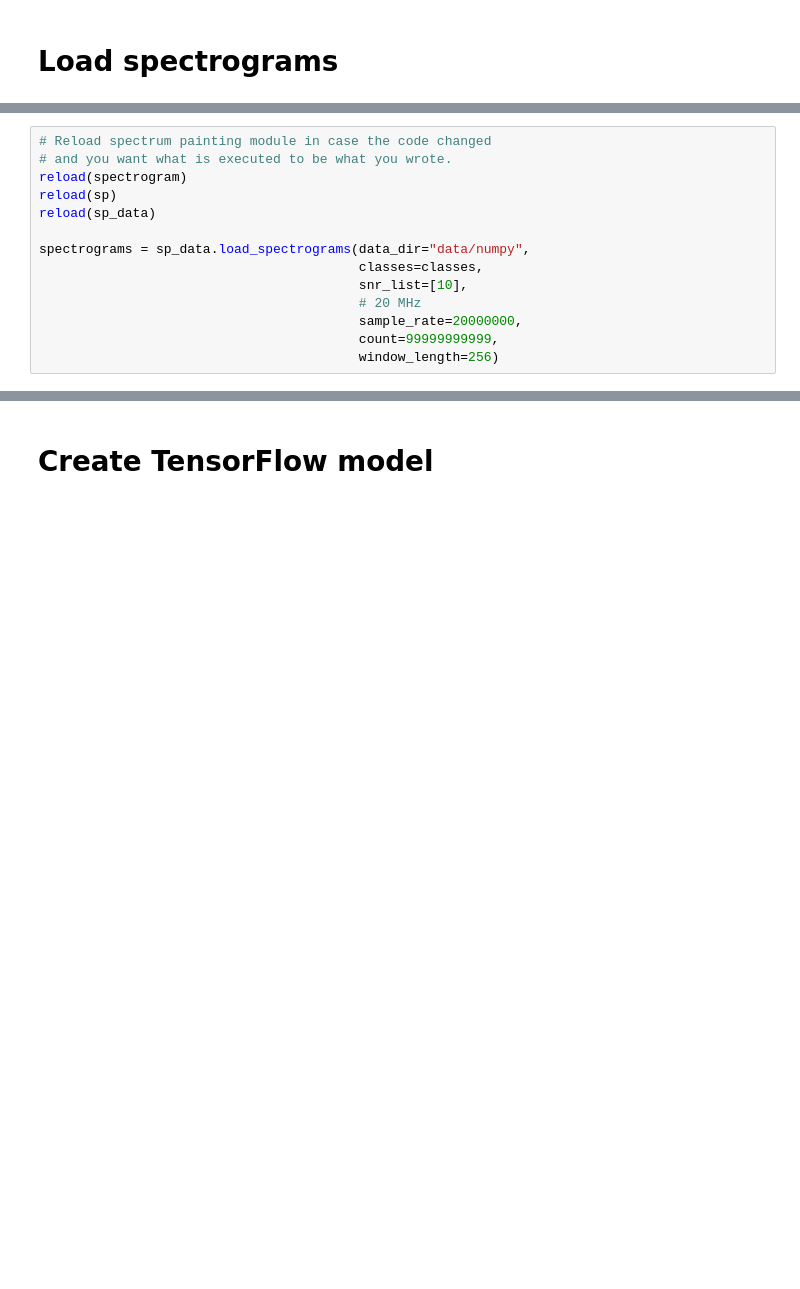
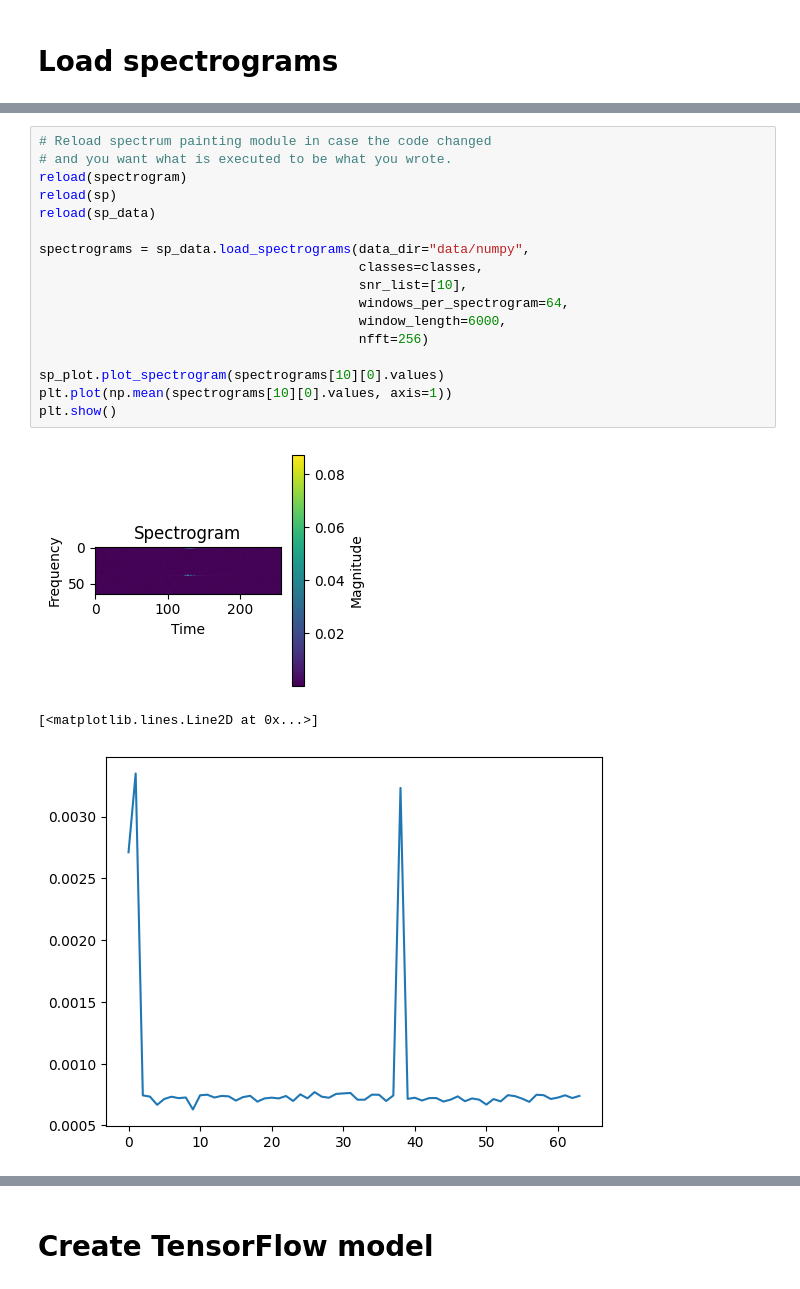
Before and after one commit to sds100/TinyMLSpectrumSensing, a Jupyter notebook: training/notebook_spectrum_painting.ipynb, the cells around one changed output, grey strips where cells are left out. Drawn from its saved outputs; the diff is of its cells as text; blank space fills up the shorter version.

```diff
--- a/training/notebook_spectrum_painting.ipynb
+++ b/training/notebook_spectrum_painting.ipynb
@@ -40,17 +40,24 @@ spectrum_painting_options = sp_training.SpectrumPaintingTrainingOptions(
 # %%
 # Reload spectrum painting module in case the code changed
 # and you want what is executed to be what you wrote.
 reload(spectrogram)
 reload(sp)
 reload(sp_data)
 
 spectrograms = sp_data.load_spectrograms(data_dir="data/numpy",
                                          classes=classes,
                                          snr_list=[10],
-                                         # 20 MHz
-                                         sample_rate=20000000,
-                                         count=99999999999,
-                                         window_length=256)
+                                         windows_per_spectrogram=64,
+                                         window_length=6000,
+                                         nfft=256)
+
+sp_plot.plot_spectrogram(spectrograms[10][0].values)
+plt.plot(np.mean(spectrograms[10][0].values, axis=1))
+plt.show()
+# %% [output]
+[figure, added]
+[<matplotlib.lines.Line2D at 0x...>]
+[figure, added]
 # %%
 reload(sp)
 reload(spectrogram)
```
Also changed, not shown: parts of 13 cells of this notebook, 7 other files.
